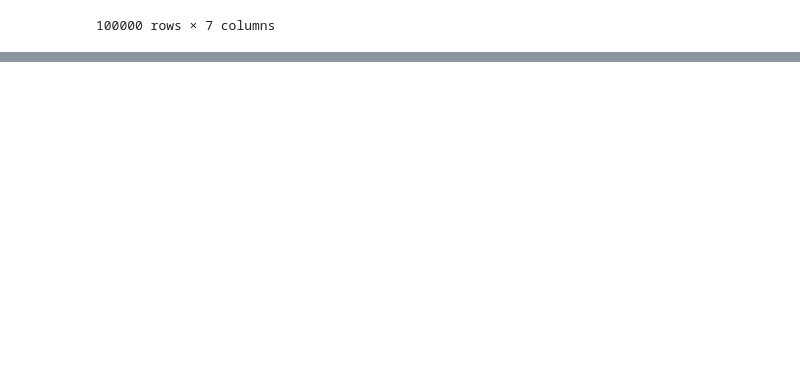
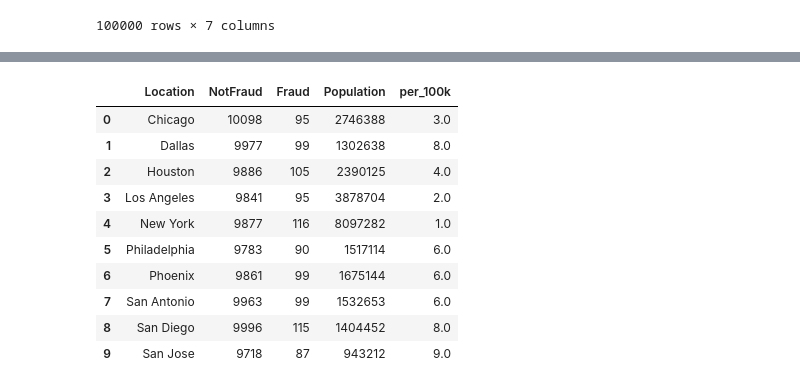
Before and after one commit to dalgurnawi/machine_learning, a Jupyter notebook: logistic_regression/data_exploration/data_exploration_location.ipynb, the cells around one changed output, grey strips where cells are left out. Saved outputs shown, nothing was run; the diff lists cells and outputs as text; code cells hidden in the pictures; blank space fills up the shorter version.

```diff
--- a/logistic_regression/data_exploration/data_exploration_location.ipynb
+++ b/logistic_regression/data_exploration/data_exploration_location.ipynb
@@ -49,0 +69,3 @@ df['business_day'] = np.where(((df['holidays']==1) & (df['weekends'] == 1)), 0,
+# %%
+pop = pd.read_csv('city_data.csv')
+pop.head()
@@ -49,0 +79,4 @@ df['business_day'] = np.where(((df['holidays']==1) & (df['weekends'] == 1)), 0,
+# %%
+city_count = pd.pivot_table(df, index='Location', columns='IsFraud', values='TransactionID', aggfunc='count', margins=False).reset_index()
+city_count = city_count.rename(columns={0:'NotFraud', 1:'Fraud'})
+city_count
@@ -49,0 +99,3 @@ df['business_day'] = np.where(((df['holidays']==1) & (df['weekends'] == 1)), 0,
+# %%
+city_count = pd.merge(city_count, pop, on='Location')
+city_count
@@ -49,0 +114,15 @@ df['business_day'] = np.where(((df['holidays']==1) & (df['weekends'] == 1)), 0,
+# %%
+city_count['per_100k']=round((city_count['Fraud']/city_count['Population'])*100000)
+city_count
+# %% [output]
+|  | Location | NotFraud | Fraud | Population | per_100k |
+| 0 | Chicago | 10098 | 95 | 2746388 | 3.0 |
+| 1 | Dallas | 9977 | 99 | 1302638 | 8.0 |
+| 2 | Houston | 9886 | 105 | 2390125 | 4.0 |
+| 3 | Los Angeles | 9841 | 95 | 3878704 | 2.0 |
+| 4 | New York | 9877 | 116 | 8097282 | 1.0 |
+| 5 | Philadelphia | 9783 | 90 | 1517114 | 6.0 |
+| 6 | Phoenix | 9861 | 99 | 1675144 | 6.0 |
+| 7 | San Antonio | 9963 | 99 | 1532653 | 6.0 |
+| 8 | San Diego | 9996 | 115 | 1404452 | 8.0 |
+| 9 | San Jose | 9718 | 87 | 943212 | 9.0 |
```
Also changed, not shown: parts of 9 cells of this notebook, 2 other files.
